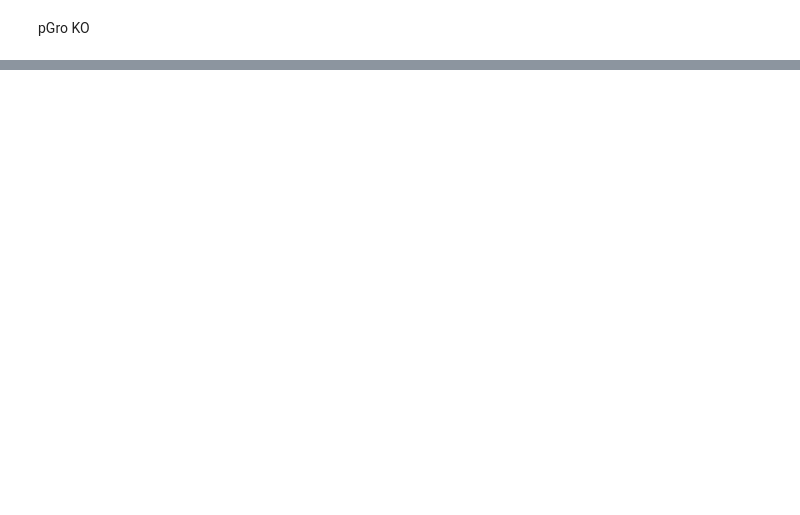
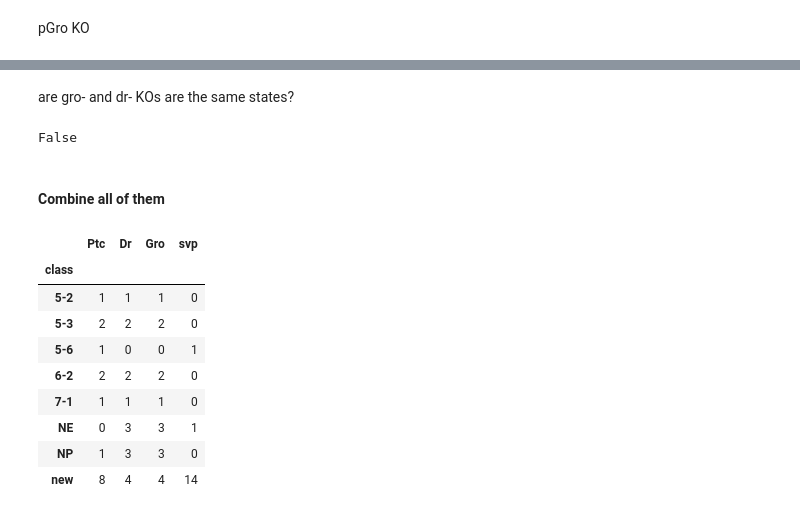
Before and after one commit to ozlembahar/devo-grn, a Jupyter notebook: notebooks/BooleanModel/ginsim.ipynb, the cells around one changed output, grey strips where cells are left out. Cells and saved outputs as stored; diff of their text form; code cells hidden in the pictures; blank space fills up the shorter version.

```diff
--- a/notebooks/BooleanModel/ginsim.ipynb
+++ b/notebooks/BooleanModel/ginsim.ipynb
@@ -287,0 +579,2 @@ for mut in mutants:
+# %%
+wt_fps = pd.read_csv("steady_states.csv", index_col=0)
@@ -287,0 +611,25 @@ for mut in mutants:
+# %% [markdown]
+are gro- and dr- KOs are the same states?
+# %%
+gro_KO_states.equals(dr_KO_states)
+# %% [output]
+False
+# %% [markdown]
+#### Combine all of them
+# %%
+KOs_output_counts = pd.DataFrame({'Ptc': ptc_KO_output_count,
+                                  "Dr": dr_KO_output_count,
+                                  'Gro': gro_KO_output_count,
+                                  'svp': svp_KO_output_count}, dtype=pd.Int64Dtype()).fillna(0)
+KOs_output_counts
+# %% [output]
+|  | Ptc | Dr | Gro | svp |
+| class |  |  |  |  |
+| 5-2 | 1 | 1 | 1 | 0 |
+| 5-3 | 2 | 2 | 2 | 0 |
+| 5-6 | 1 | 0 | 0 | 1 |
+| 6-2 | 2 | 2 | 2 | 0 |
+| 7-1 | 1 | 1 | 1 | 0 |
+| NE | 0 | 3 | 3 | 1 |
+| NP | 1 | 3 | 3 | 0 |
+| new | 8 | 4 | 4 | 14 |
```
Also changed, not shown: parts of 70 cells of this notebook, 5 other files.
